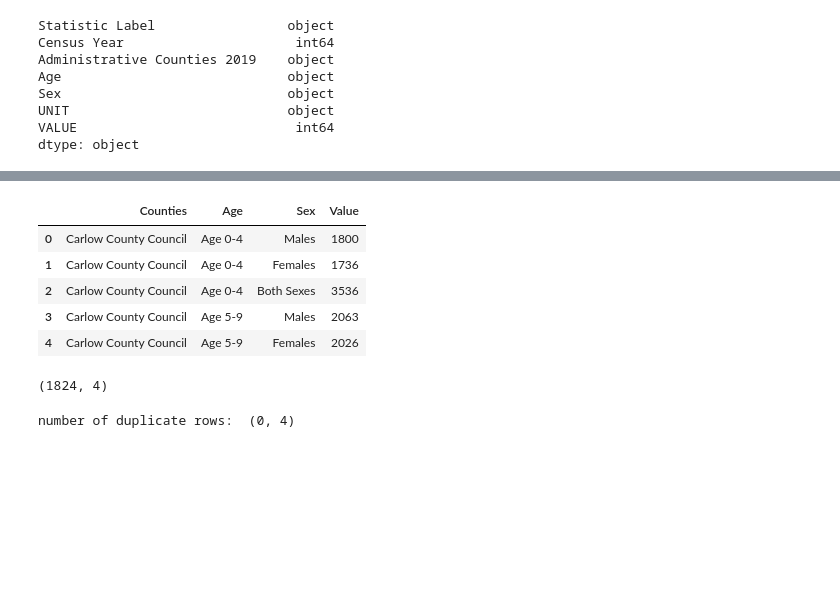
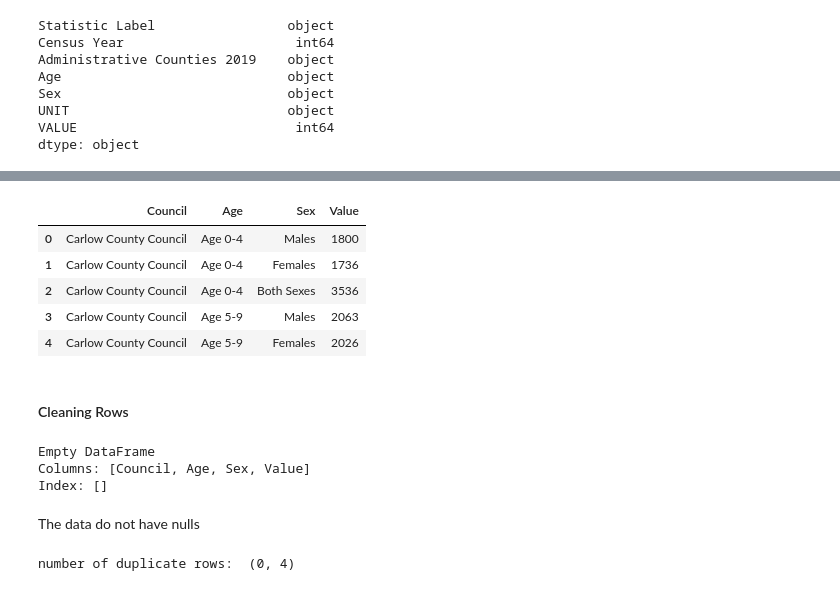
Before and after one commit to zeros2018/population_ireland, a Jupyter notebook: Population Project.ipynb, the cells around one changed output, grey strips where cells are left out. Saved outputs shown, nothing was run; the diff lists cells and outputs as text; code cells hidden in the pictures; blank space fills up the shorter version.

```diff
--- a/Population Project.ipynb
+++ b/Population Project.ipynb
@@ -43,19 +61,27 @@ df_population.head()
 # %%
 # Renaming the column names
-df_population =df_population.rename(columns={"Administrative Counties 2019": "Counties","VALUE" : "Value"})
+df_population =df_population.rename(columns={"Administrative Counties 2019": "Council","VALUE" : "Value"})
 df_population.head(5)
 # %% [output]
-|  | Counties | Age | Sex | Value |
+|  | Council | Age | Sex | Value |
 | 0 | Carlow County Council | Age 0-4 | Males | 1800 |
 | 1 | Carlow County Council | Age 0-4 | Females | 1736 |
 | 2 | Carlow County Council | Age 0-4 | Both Sexes | 3536 |
 | 3 | Carlow County Council | Age 5-9 | Males | 2063 |
 | 4 | Carlow County Council | Age 5-9 | Females | 2026 |
-# %%
-# Total number of rows and columns
-df_population.shape
-# %% [output]
-(1824, 4)
+# %% [markdown]
+#### Cleaning Rows
+# %%
+# Rows containing nulls
+null_mask = df_population.isnull().any(axis=1)
+null_rows = df_population[null_mask]
+print(null_rows)
+# %% [output]
+Empty DataFrame
+Columns: [Council, Age, Sex, Value]
+Index: []
+# %% [markdown]
+The data do not have nulls
 # %%
 # Rows containing duplicate data
 duplicate_rows_df = df_population[df_population.duplicated()]
```
Also changed, not shown: parts of 46 cells of this notebook.
